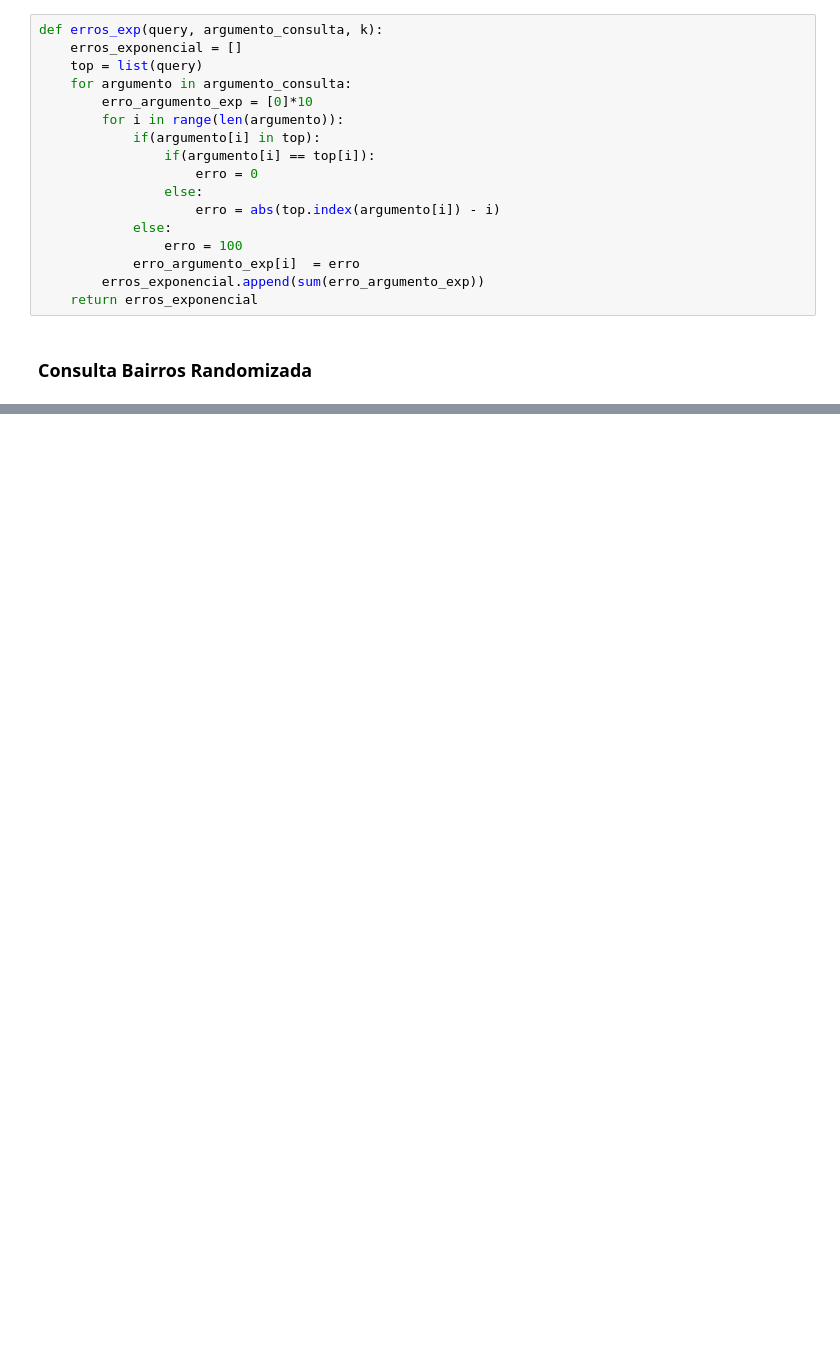
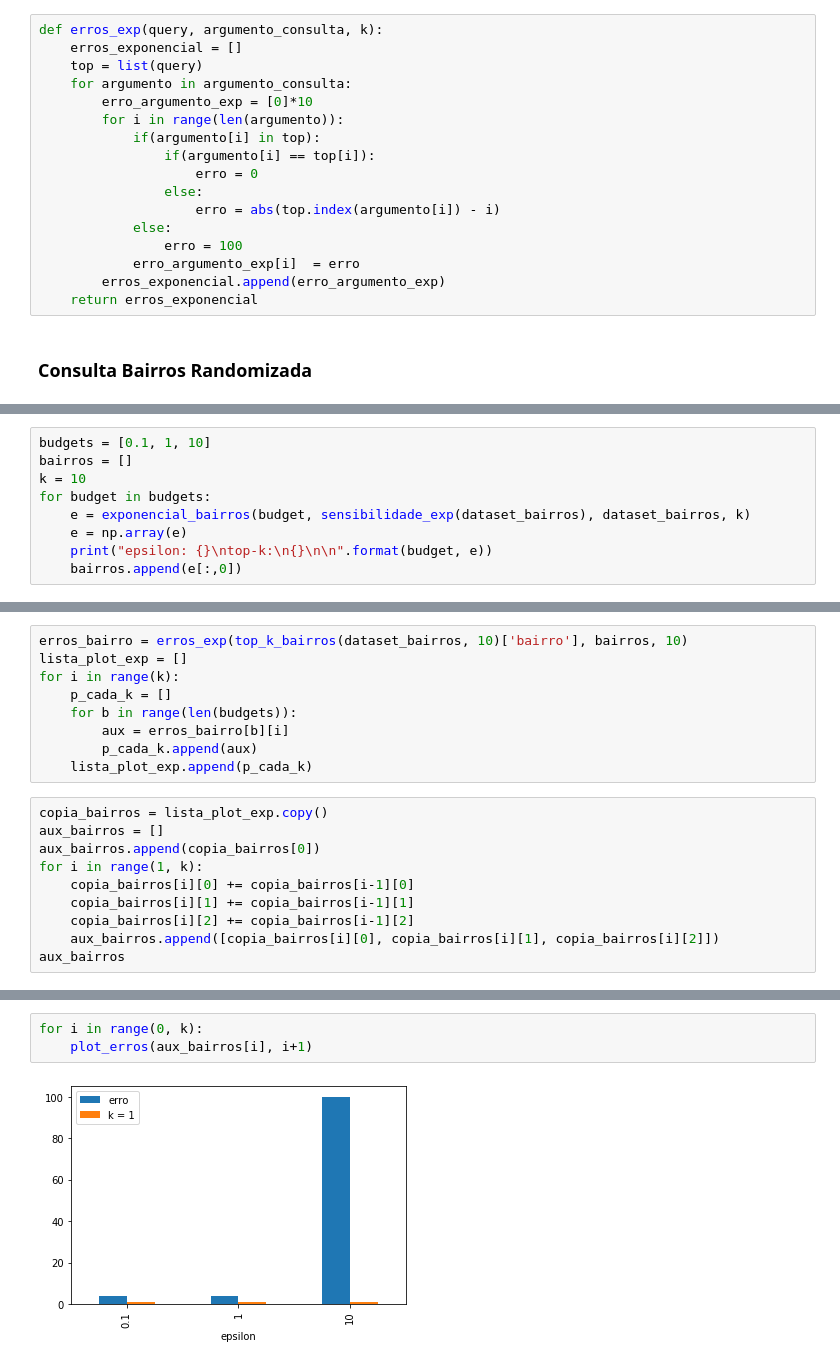
Before and after one commit to Brabissima/dp_top-k, a Jupyter notebook: consultas top-k dp.ipynb, the cells around one changed output, grey strips where cells are left out. Drawn from its saved outputs; the diff is of its cells as text; blank space fills up the shorter version.

```diff
--- a/consultas top-k dp.ipynb
+++ b/consultas top-k dp.ipynb
@@ -348,7 +401,7 @@ def erros_exp(query, argumento_consulta, k):
             else:
                 erro = 100
             erro_argumento_exp[i]  = erro
-        erros_exponencial.append(sum(erro_argumento_exp))
+        erros_exponencial.append(erro_argumento_exp)
     return erros_exponencial
 # %% [markdown]
 ### Consulta Bairros Randomizada
@@ -354,0 +441,9 @@ def erros_exp(query, argumento_consulta, k):
+# %%
+budgets = [0.1, 1, 10]
+bairros = []
+k = 10
+for budget in budgets:
+    e = exponencial_bairros(budget, sensibilidade_exp(dataset_bairros), dataset_bairros, k)
+    e = np.array(e)
+    print("epsilon: {}\ntop-k:\n{}\n\n".format(budget, e))
+    bairros.append(e[:,0])
@@ -354,0 +468,19 @@ def erros_exp(query, argumento_consulta, k):
+# %%
+erros_bairro = erros_exp(top_k_bairros(dataset_bairros, 10)['bairro'], bairros, 10)
+lista_plot_exp = []
+for i in range(k):
+    p_cada_k = []
+    for b in range(len(budgets)):
+        aux = erros_bairro[b][i]
+        p_cada_k.append(aux)
+    lista_plot_exp.append(p_cada_k)
+# %%
+copia_bairros = lista_plot_exp.copy()
+aux_bairros = []
+aux_bairros.append(copia_bairros[0])
+for i in range(1, k):
+    copia_bairros[i][0] += copia_bairros[i-1][0]
+    copia_bairros[i][1] += copia_bairros[i-1][1]
+    copia_bairros[i][2] += copia_bairros[i-1][2]
+    aux_bairros.append([copia_bairros[i][0], copia_bairros[i][1], copia_bairros[i][2]])
+aux_bairros
@@ -354,0 +498,5 @@ def erros_exp(query, argumento_consulta, k):
+# %%
+for i in range(0, k):
+    plot_erros(aux_bairros[i], i+1)
+# %% [output]
+[figure, added]
```
Also changed, not shown: parts of 18 cells of this notebook.
